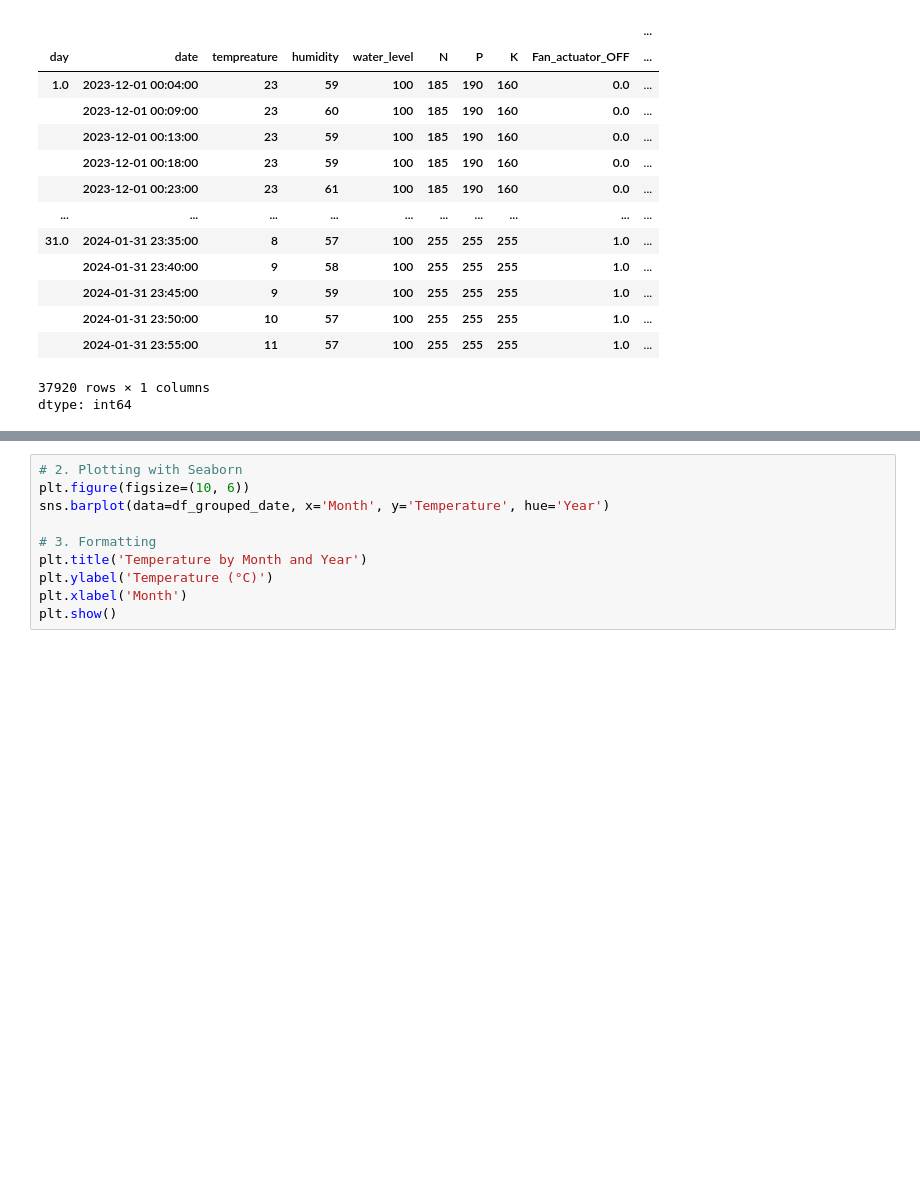
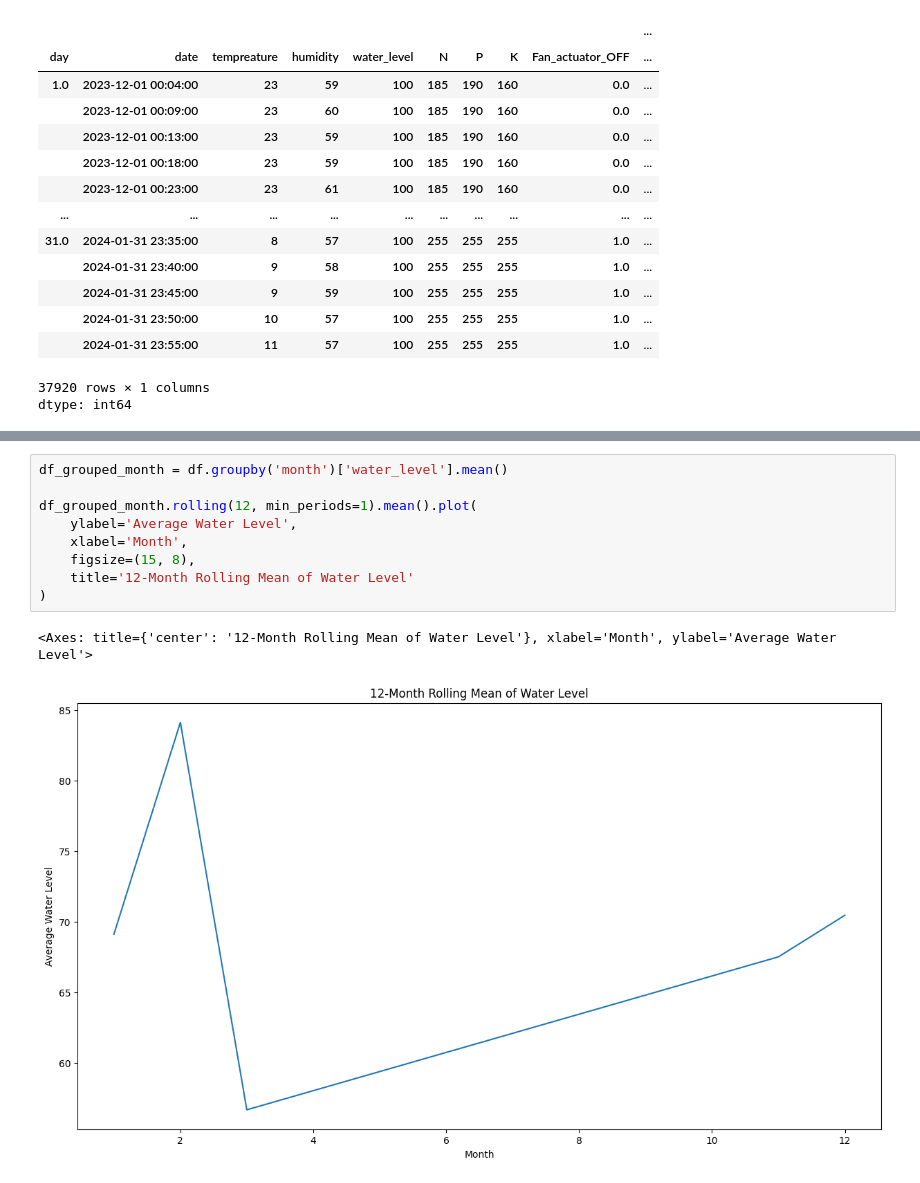
Before and after one commit to WiggleCode/AAI-530-IoT-Application-Design-Final-Project, a Jupyter notebook: Models in work.ipynb, the cells around one changed output, grey strips where cells are left out. Drawn from its saved outputs; the diff is of its cells as text; blank space fills up the shorter version.

```diff
--- a/Models in work.ipynb
+++ b/Models in work.ipynb
@@ -109,10 +132,12 @@ df_grouped_day_numeric.rolling(10, min_periods=10).mean().plot(
-# %%
-# 2. Plotting with Seaborn
-plt.figure(figsize=(10, 6))
-sns.barplot(data=df_grouped_date, x='Month', y='Temperature', hue='Year')
-
-# 3. Formatting
-plt.title('Temperature by Month and Year')
-plt.ylabel('Temperature (°C)')
-plt.xlabel('Month')
-plt.show()
+# %%
+df_grouped_month = df.groupby('month')['water_level'].mean()
+
+df_grouped_month.rolling(12, min_periods=1).mean().plot(
+    ylabel='Average Water Level',
+    xlabel='Month',
+    figsize=(15, 8),
+    title='12-Month Rolling Mean of Water Level'
+)
+# %% [output]
+<Axes: title={'center': '12-Month Rolling Mean of Water Level'}, xlabel='Month', ylabel='Average Water Level'>
+[figure, added]
```
Also changed, not shown: parts of 7 cells of this notebook.
